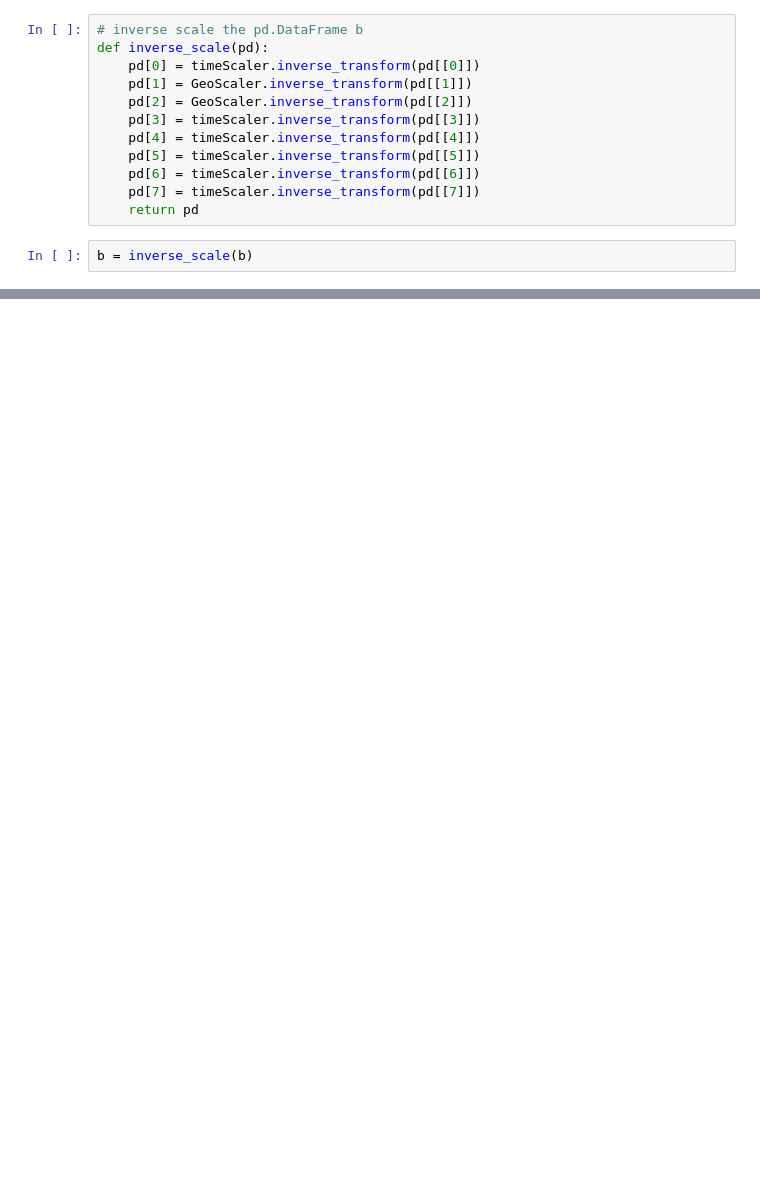
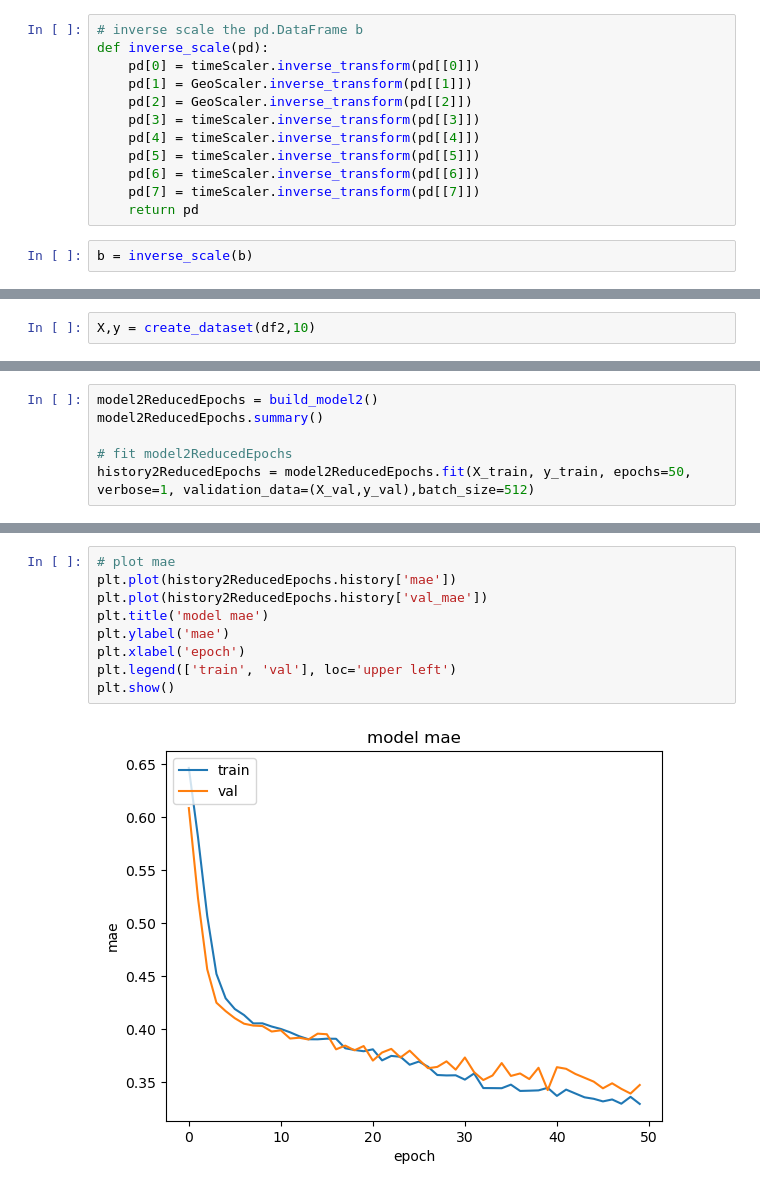
Before and after one commit to JiaqinKang/Crime-Prediction-using-Machine-Learning-Algorithms, a Jupyter notebook: prototype2.ipynb, the cells around one changed output, grey strips where cells are left out. Saved outputs shown, nothing was run; the diff lists cells and outputs as text; blank space fills up the shorter version.

```diff
--- a/prototype2.ipynb
+++ b/prototype2.ipynb
@@ -352,0 +375,2 @@ print(b)
+# %%
+X,y = create_dataset(df2,10)
@@ -352,0 +460,6 @@ print(b)
+# %%
+model2ReducedEpochs = build_model2()
+model2ReducedEpochs.summary()
+
+# fit model2ReducedEpochs
+history2ReducedEpochs = model2ReducedEpochs.fit(X_train, y_train, epochs=50, verbose=1, validation_data=(X_val,y_val),batch_size=512)
@@ -352,0 +484,11 @@ print(b)
+# %%
+# plot mae
+plt.plot(history2ReducedEpochs.history['mae'])
+plt.plot(history2ReducedEpochs.history['val_mae'])
+plt.title('model mae')
+plt.ylabel('mae')
+plt.xlabel('epoch')
+plt.legend(['train', 'val'], loc='upper left')
+plt.show()
+# %% [output]
+[figure, added]
```
Also changed, not shown: parts of 23 cells of this notebook.
